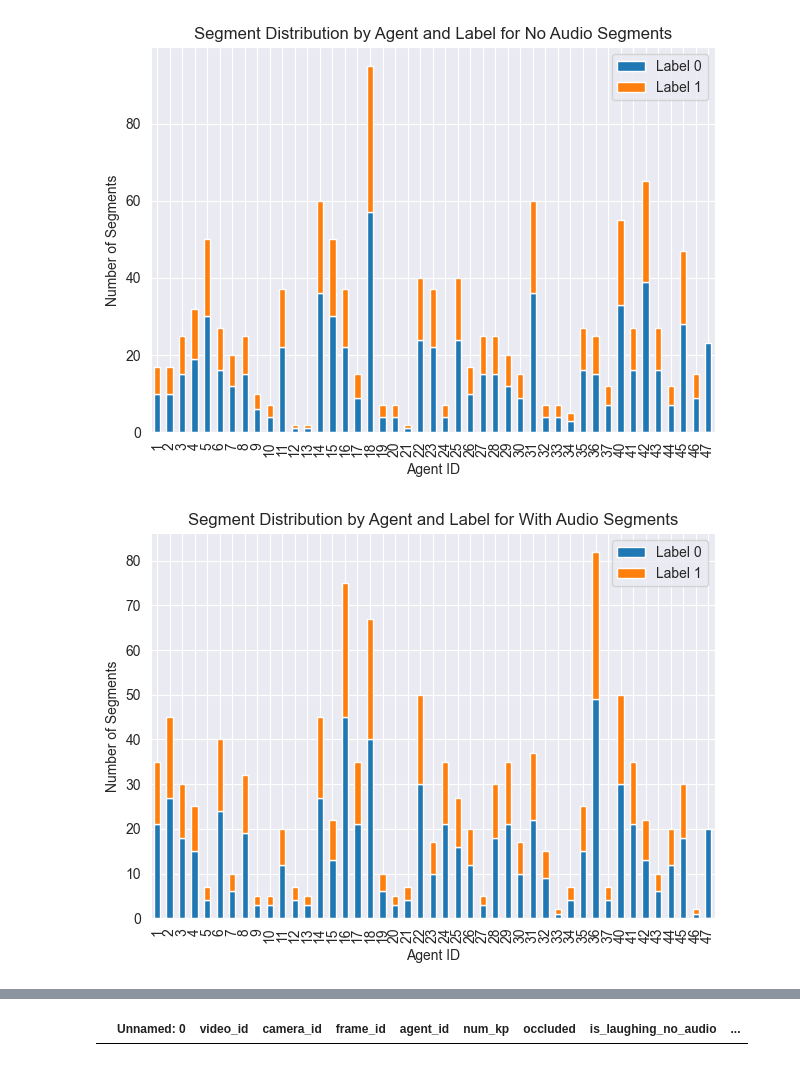
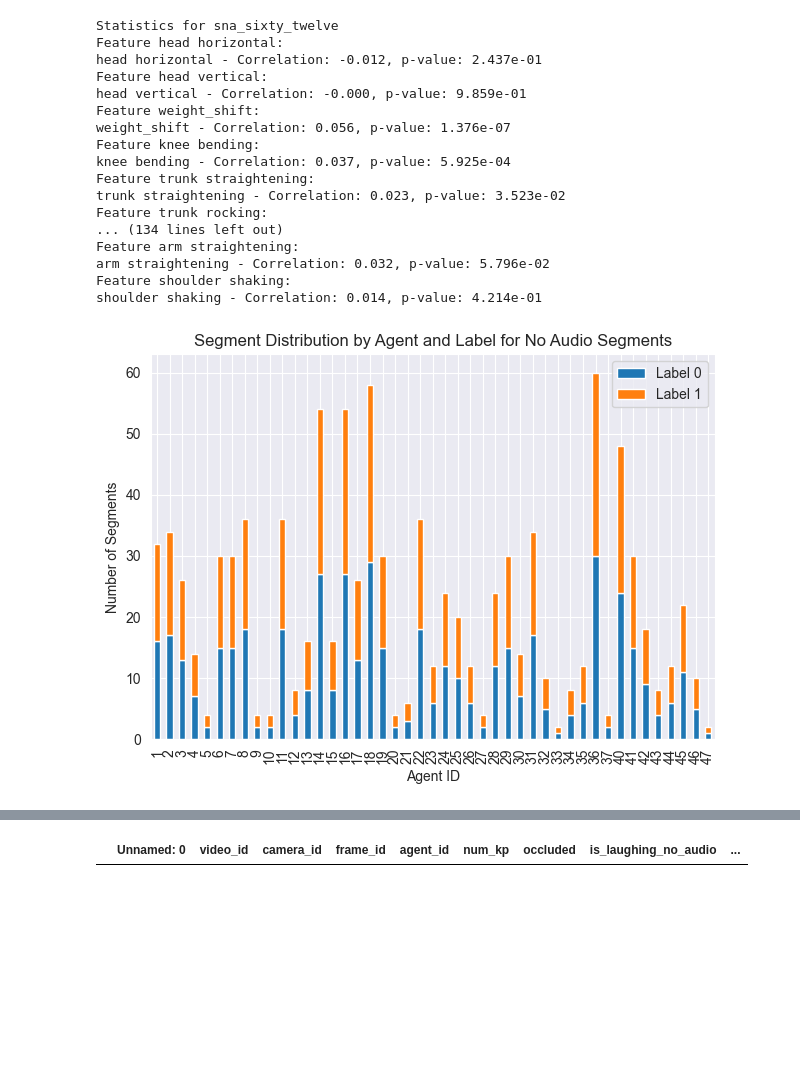
Before and after one commit to vguenov/RP-laughing-pose-estimation, a Jupyter notebook: FeatureExtraction.ipynb, the cells around one changed output, grey strips where cells are left out. Saved outputs shown, nothing was run; the diff lists cells and outputs as text; code cells hidden in the pictures; blank space fills up the shorter version.

```diff
--- a/FeatureExtraction.ipynb
+++ b/FeatureExtraction.ipynb
@@ -303,8 +671,13 @@ display(fdf)
 # %%
-xna, yna, ana = create_dataset(fdf, segments_no_audio)
-xoa, yoa, aoa = create_dataset(fdf, segments_audio_only)
-xwa, ywa, awa = create_dataset(fdf, segments_with_audio)
-print(len(xna), len(yna), len(ana))
-print(len(xoa), len(yoa), len(aoa))
-print(len(xwa), len(ywa), len(awa))
+dataset_results_gap_ff = {}
+# Loop through each dataset
+for name, segments in dataset_gap_ff.items():
+    print(f"Processing {name}")
+    xs, ys, agent_ids, nan_pct, mean_feats = create_dataset(fdf, segments)
+
+    dataset_results_gap_ff[name] = {
+        "xs": xs,
+        "ys": ys,
+        "agent_ids": agent_ids,
+    }
 # %% [output]
@@ -331,0 +696,4 @@ weighted avg       0.88      0.88      0.88       237
+# %%
+for name, dataset in dataset_results.items():
+    dsdf = pd.DataFrame(dataset)
+    dsdf.to_csv(f'model_training/df_union/gap/{name}.csv', index=False)
@@ -332,19 +787,63 @@ weighted avg       0.88      0.88      0.88       237
+# %%
+# xna = np.array(xna)
+for name, s in dataset_results_gap.items():
+    xna = np.array(s['xs'])
+    yna = np.array(s['ys'])
+    print(f"Statistics for {name}")
+    for i in range(12):
+        feature = xna[:, i]
+        print(f"Feature {feature_names[i]}:")
+        print_correlation(feature, yna, feature_names[i])
+        # boxplot_feature_vs_label(feature, yna, feature_names[i])
+        # print_correlation_between_feature_laughter(feature, yna, feature_names[i])
+        # scatter_feature_vs_label(feature, yna, feature_names[i])
+# %% [output]
+Statistics for sna_sixty_twelve
+Feature head horizontal:
+head horizontal - Correlation: -0.012, p-value: 2.437e-01
+Feature head vertical:
+head vertical - Correlation: -0.000, p-value: 9.859e-01
+Feature weight_shift:
+weight_shift - Correlation: 0.056, p-value: 1.376e-07
+Feature knee bending:
+knee bending - Correlation: 0.037, p-value: 5.925e-04
+Feature trunk straightening:
+trunk straightening - Correlation: 0.023, p-value: 3.523e-02
+Feature trunk rocking:
+... (134 lines left out)
+Feature arm straightening:
+arm straightening - Correlation: 0.032, p-value: 5.796e-02
+Feature shoulder shaking:
+shoulder shaking - Correlation: 0.014, p-value: 4.214e-01
 # %%
 def visualize_num_of_segments(agents, y, label):
+    """
+    Plots a stacked bar chart showing the number of positive and negative segments per agent.
+
+    Parameters:
+    -----------
+    agents : list or array-like
+        Agent IDs corresponding to each segment.
+
+    y : list or array-like
+        Binary labels (e.g., 0 = no laughter, 1 = laughter) for each segment.
+
+    label : str
+        Title suffix to describe the dataset or condition (e.g., 'No Audio Segments').
+    """
+    # Create DataFrame of (agent_id, label) pairs
     df = pd.DataFrame({'agent_id': agents, 'label': y})
+
+    # Count how many segments each agent has for each label
     counts = df.groupby(['agent_id', 'label']).size().unstack(fill_value=0)
 
-    # Plot
+    # Plot the stacked bar chart
     counts.plot(kind='bar', stacked=True)
     plt.xlabel("Agent ID")
     plt.ylabel("Number of Segments")
     plt.title(f"Segment Distribution by Agent and Label for {label}")
     plt.legend(["Label 0", "Label 1"])
     plt.tight_layout()
     plt.show()
-visualize_num_of_segments(ana, yna, "No Audio Segments")
-visualize_num_of_segments(awa, ywa, "With Audio Segments")
-visualize_num_of_segments(aoa, yoa, "Only Audio Segments")
 # %% [output]
-[figure, old version]
+[figure, new version]
-[figure, removed]
```
Also changed, not shown: parts of 20 cells of this notebook, 3 other files.
